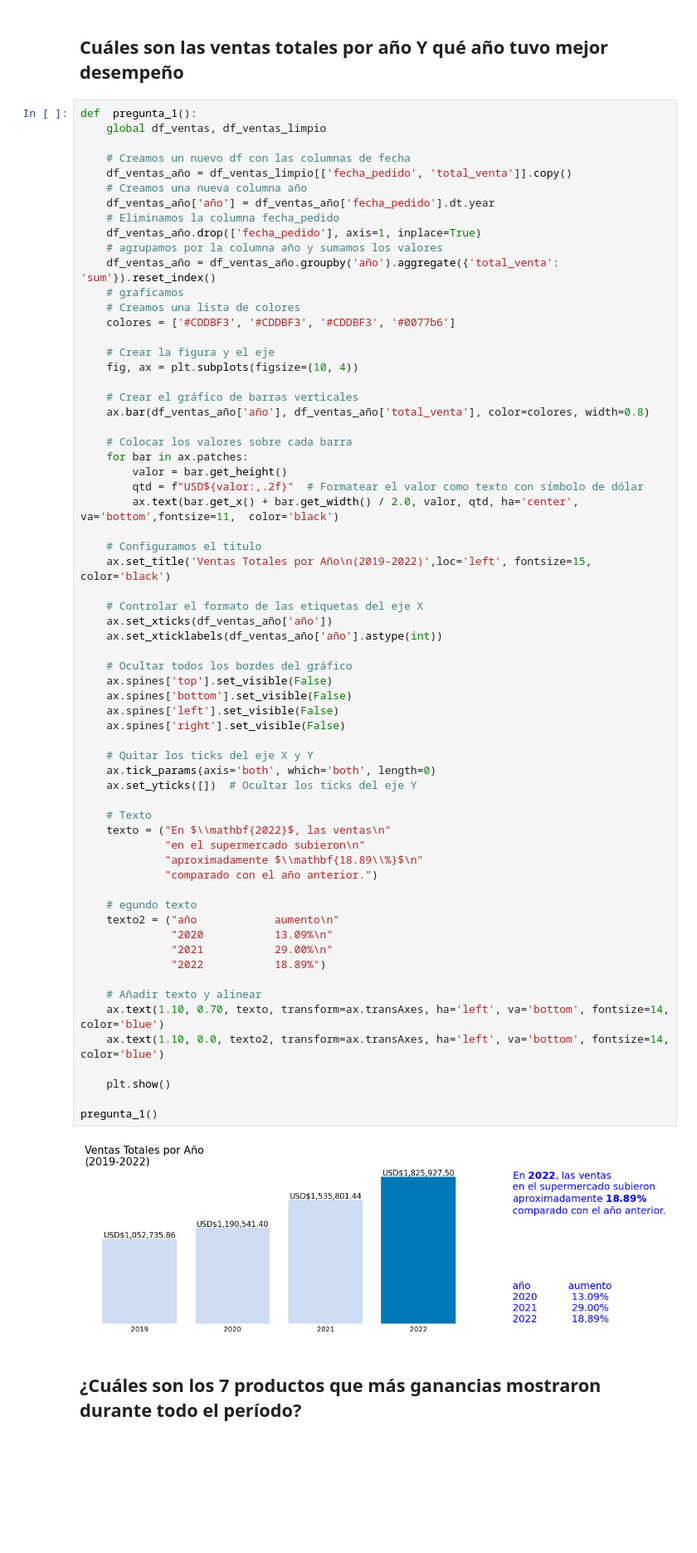
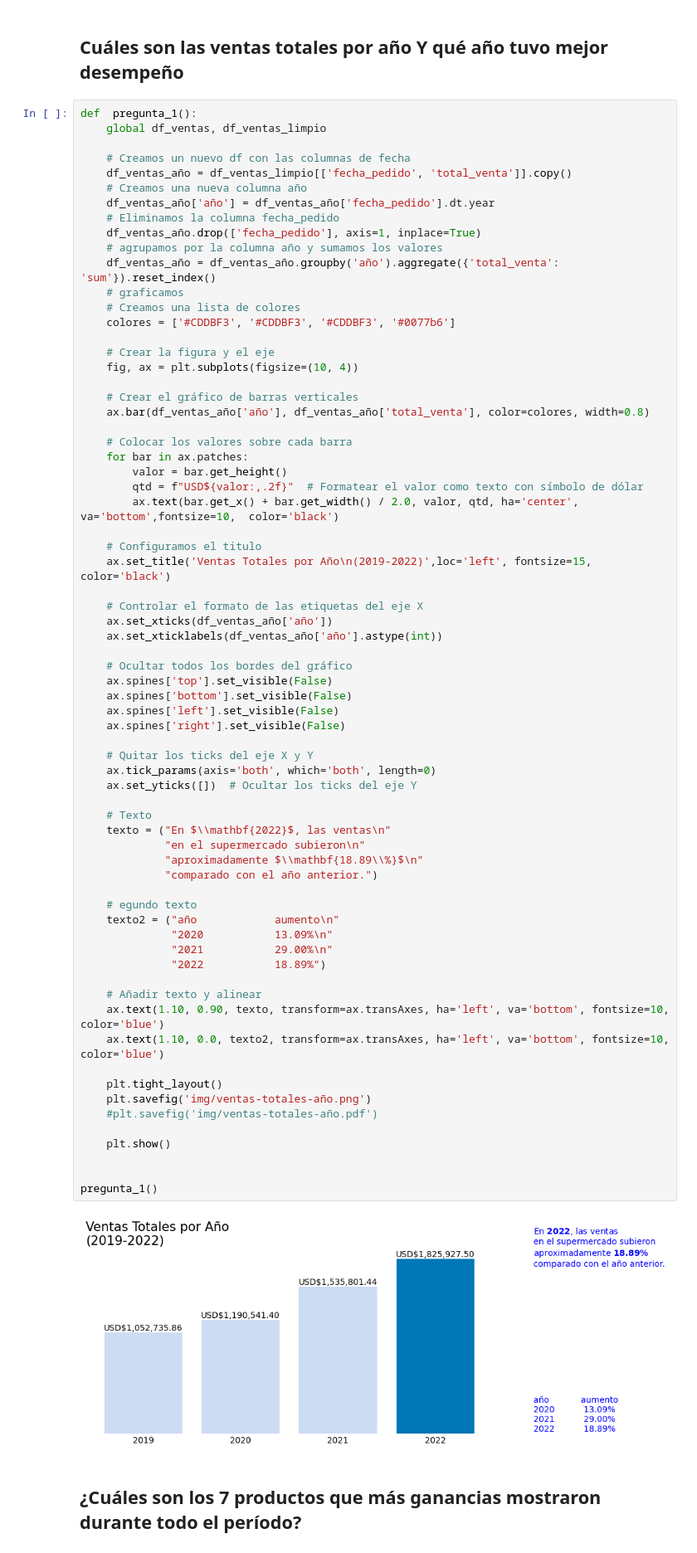
Before and after one commit to Danielvillarreal1/analisis-mercado, a Jupyter notebook: analisis-mercado-funcion.ipynb, the cells around one changed output. Shown at 83% size. Cells and saved outputs as stored; diff of their text form; blank space fills up the shorter version.

```diff
--- a/analisis-mercado-funcion.ipynb
+++ b/analisis-mercado-funcion.ipynb
@@ -105,7 +105,7 @@ def  pregunta_1():
     for bar in ax.patches:
         valor = bar.get_height()
         qtd = f"USD${valor:,.2f}"  # Formatear el valor como texto con símbolo de dólar
-        ax.text(bar.get_x() + bar.get_width() / 2.0, valor, qtd, ha='center', va='bottom',fontsize=11,  color='black')
+        ax.text(bar.get_x() + bar.get_width() / 2.0, valor, qtd, ha='center', va='bottom',fontsize=10,  color='black')
 
     # Configuramos el titulo
     ax.set_title('Ventas Totales por Año\n(2019-2022)',loc='left', fontsize=15,  color='black')
@@ -115,36 +115,41 @@ def  pregunta_1():
     ax.set_xticklabels(df_ventas_año['año'].astype(int))
 
     # Ocultar todos los bordes del gráfico
     ax.spines['top'].set_visible(False)
     ax.spines['bottom'].set_visible(False)
     ax.spines['left'].set_visible(False)
     ax.spines['right'].set_visible(False)
 
     # Quitar los ticks del eje X y Y
     ax.tick_params(axis='both', which='both', length=0)
     ax.set_yticks([])  # Ocultar los ticks del eje Y
 
     # Texto
     texto = ("En $\\mathbf{2022}$, las ventas\n"
              "en el supermercado subieron\n"
              "aproximadamente $\\mathbf{18.89\\%}$\n"
              "comparado con el año anterior.")
 
     # egundo texto
     texto2 = ("año            aumento\n"
               "2020           13.09%\n"
               "2021           29.00%\n"
               "2022           18.89%")
 
     # Añadir texto y alinear
-    ax.text(1.10, 0.70, texto, transform=ax.transAxes, ha='left', va='bottom', fontsize=14, color='blue')
-    ax.text(1.10, 0.0, texto2, transform=ax.transAxes, ha='left', va='bottom', fontsize=14, color='blue')
+    ax.text(1.10, 0.90, texto, transform=ax.transAxes, ha='left', va='bottom', fontsize=10, color='blue')
+    ax.text(1.10, 0.0, texto2, transform=ax.transAxes, ha='left', va='bottom', fontsize=10, color='blue')
+
+    plt.tight_layout()
+    plt.savefig('img/ventas-totales-año.png')
+    #plt.savefig('img/ventas-totales-año.pdf')
 
     plt.show()
 
+
 pregunta_1()
 # %% [output]
-[figure, old version]
+[figure, new version]
 # %% [markdown]
 ## ¿Cuáles son los 7 productos que más ganancias mostraron durante todo el período?
 # %%
```
Also changed, not shown: parts of 7 cells of this notebook.
